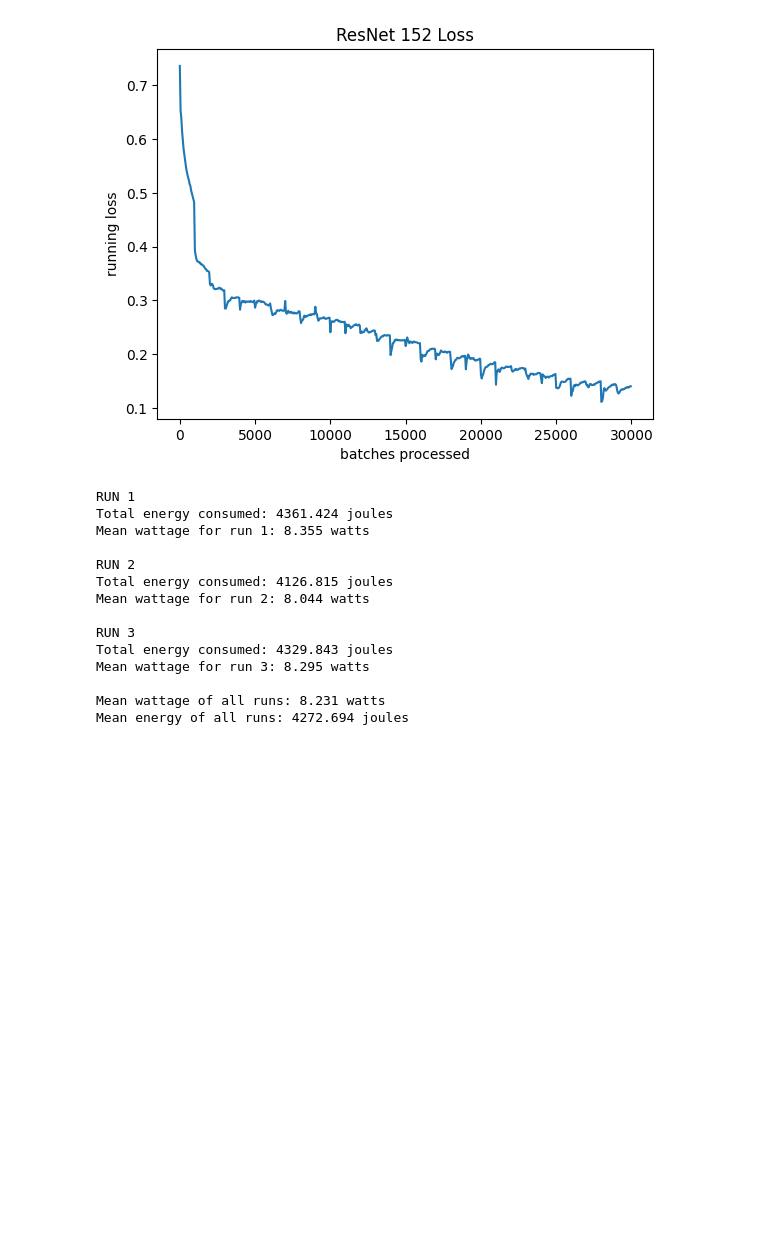
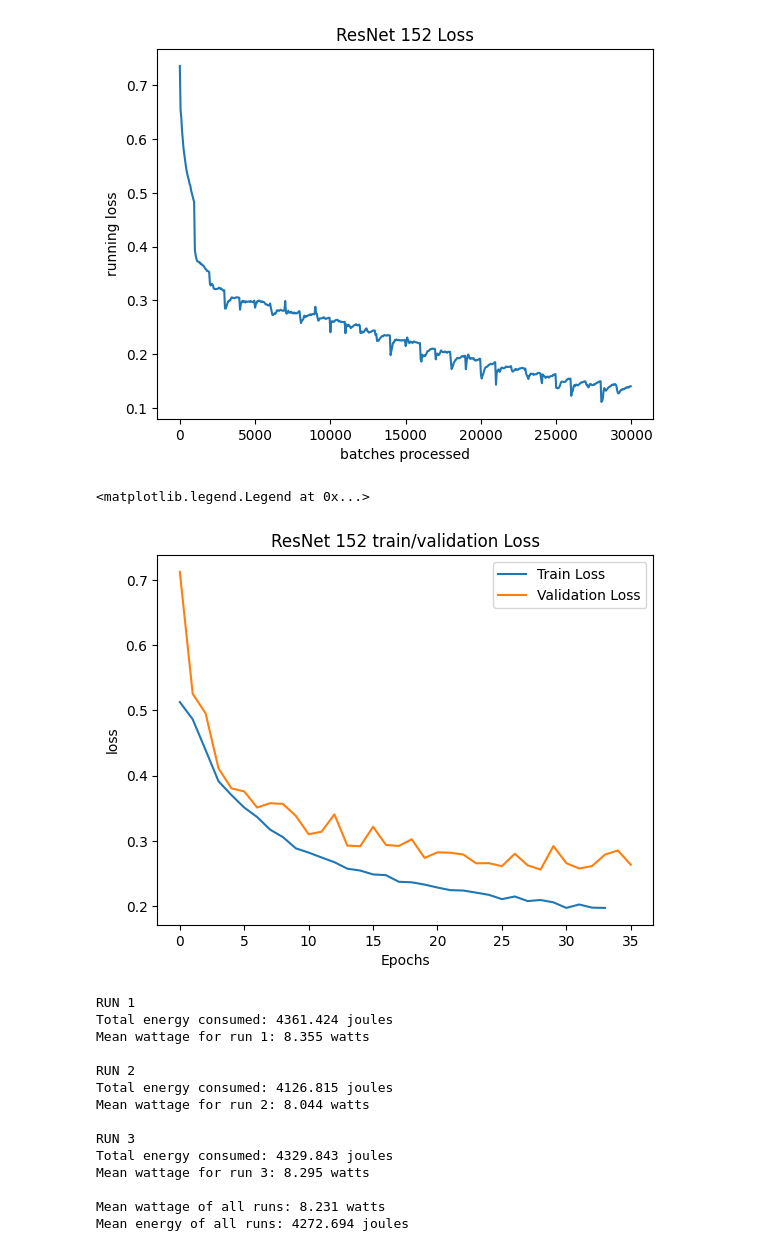
Before and after one commit to khood5/MLAudio, a Jupyter notebook: shotspotter/results.ipynb, the cells around one changed output. Cells and saved outputs as stored; diff of their text form; code cells hidden in the pictures; blank space fills up the shorter version.

```diff
--- a/shotspotter/results.ipynb
+++ b/shotspotter/results.ipynb
@@ -31,6 +54,16 @@ plt.plot(np.arange(len(loss_152))*50, loss_152)
 # %% [output]
 [<matplotlib.lines.Line2D at 0x...>]
 [figure]
+# %%
+plt.ylabel('loss')
+plt.xlabel('Epochs')
+plt.title('ResNet 152 train/validation Loss')
+plt.plot(np.arange(len(loss_train_152)), loss_train_152, label='Train Loss')
+plt.plot(np.arange(len(loss_val_152)), loss_val_152, label='Validation Loss')
+plt.legend()
+# %% [output]
+<matplotlib.legend.Legend at 0x...>
+[figure, added]
 # %%
 # note that these measurements were taken every 3 seconds throughout the entire inference time for the respective model
 
```
Also changed, not shown: parts of 4 cells of this notebook, 3 other files.
